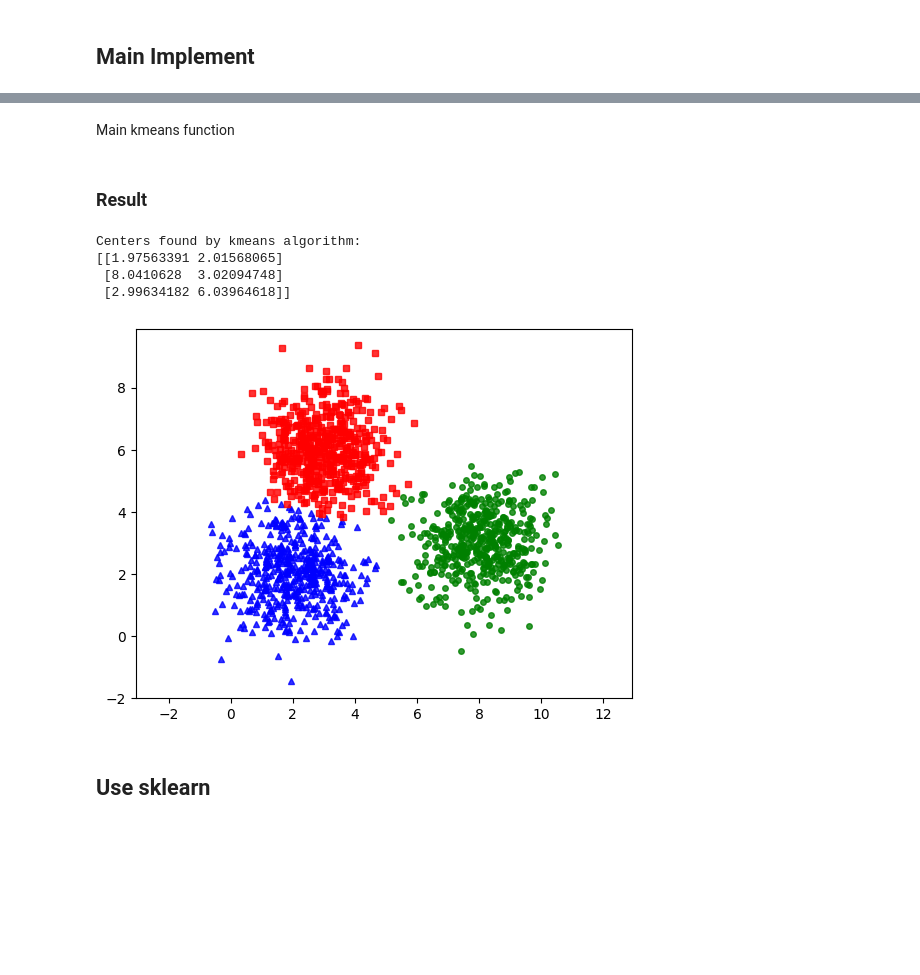
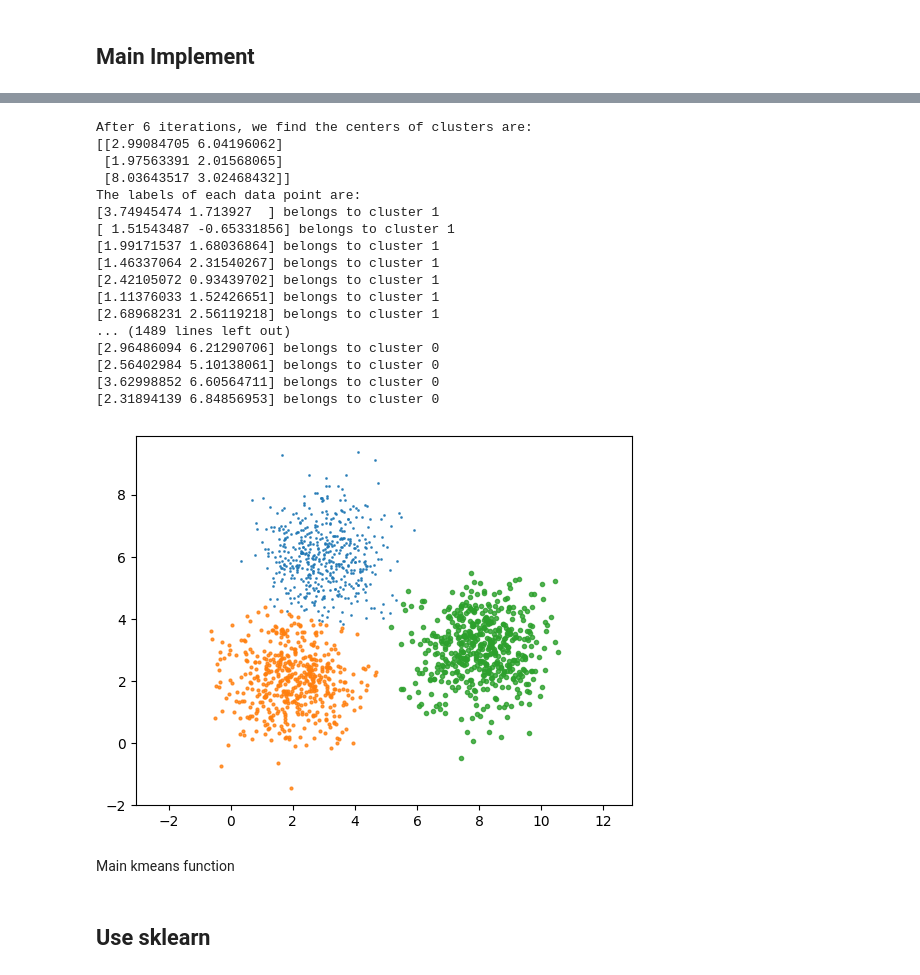
Before and after one commit to nhan2892005/MachineLearning, a Jupyter notebook: KMeanClustering.ipynb, the cells around one changed output, grey strips where cells are left out. Saved outputs shown, nothing was run; the diff lists cells and outputs as text; code cells hidden in the pictures; blank space fills up the shorter version.

```diff
--- a/KMeanClustering.ipynb
+++ b/KMeanClustering.ipynb
@@ -95,2 +117,29 @@ def has_converged(centers, new_centers):
+# %%
+# print result
+print(f'After {count} iterations, we find the centers of clusters are:')
+print(true_centers)
+print('The labels of each data point are:')
+for idx, l in enumerate(label):
+    print(X[idx], 'belongs to cluster', l)
+kmeans_display(X, label)
+# %% [output]
+After 6 iterations, we find the centers of clusters are:
+[[2.99084705 6.04196062]
+ [1.97563391 2.01568065]
+ [8.03643517 3.02468432]]
+The labels of each data point are:
+[3.74945474 1.713927  ] belongs to cluster 1
+[ 1.51543487 -0.65331856] belongs to cluster 1
+[1.99171537 1.68036864] belongs to cluster 1
+[1.46337064 2.31540267] belongs to cluster 1
+[2.42105072 0.93439702] belongs to cluster 1
+[1.11376033 1.52426651] belongs to cluster 1
+[2.68968231 2.56119218] belongs to cluster 1
+... (1489 lines left out)
+[2.96486094 6.21290706] belongs to cluster 0
+[2.56402984 5.10138061] belongs to cluster 0
+[3.62998852 6.60564711] belongs to cluster 0
+[2.31894139 6.84856953] belongs to cluster 0
+[figure, added]
 # %% [markdown]
 Main kmeans function
@@ -110,17 +146,3 @@ def kmeans(X, K):
-# %% [markdown]
-### Result
-# %%
-(centers, labels, it) = kmeans(X, K)
-print('Centers found by kmeans algorithm:')
-print(centers[-1])
-
-kmeans_display(X, labels[-1])
-# %% [output]
-Centers found by kmeans algorithm:
-[[1.97563391 2.01568065]
- [8.0410628  3.02094748]
- [2.99634182 6.03964618]]
-[figure, removed]
 # %% [markdown]
 ## Use sklearn
 # %%
```
Also changed, not shown: parts of 16 cells of this notebook, 35 other files.
